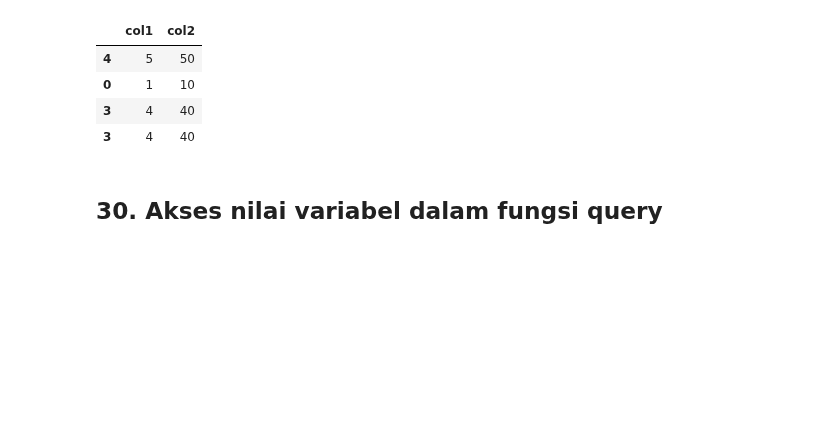
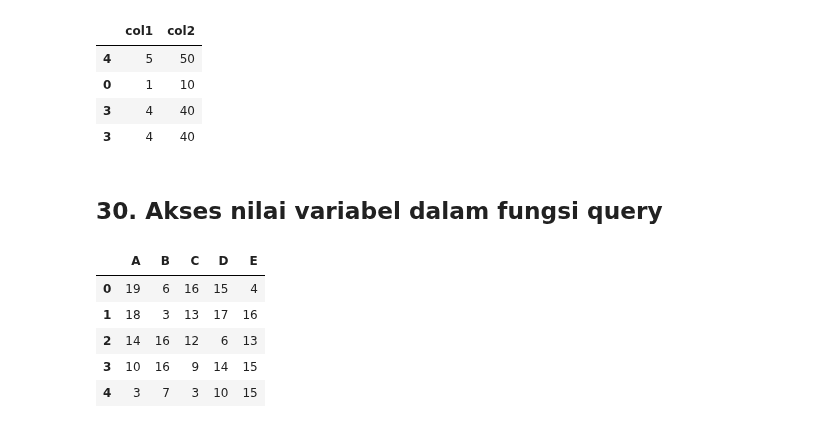
Before and after one commit to Edy-Mochamad/Learn-jupyter-notebook, a Jupyter notebook: pandas.ipynb, the cells around one changed output. Cells and saved outputs as stored; diff of their text form; code cells hidden in the pictures; blank space fills up the shorter version.

Commit message:
update data frame materi 30

```diff
--- a/pandas.ipynb
+++ b/pandas.ipynb
@@ -1453,3 +1453,17 @@ df.sample(n = 4, replace = True, random_state = 0)
 | 3 | 4 | 40 |
 # %% [markdown]
 ## **30. Akses nilai variabel dalam fungsi query**
+# %%
+n_rows = 5
+n_cols = 5
+cols = tuple('ABCDE')
+
+df = pd.DataFrame(np.random.randint(1, 20, size =(n_rows, n_cols)), columns = cols)
+df
+# %% [output]
+|  | A | B | C | D | E |
+| 0 | 19 | 6 | 16 | 15 | 4 |
+| 1 | 18 | 3 | 13 | 17 | 16 |
+| 2 | 14 | 16 | 12 | 6 | 13 |
+| 3 | 10 | 16 | 9 | 14 | 15 |
+| 4 | 3 | 7 | 3 | 10 | 15 |
```
